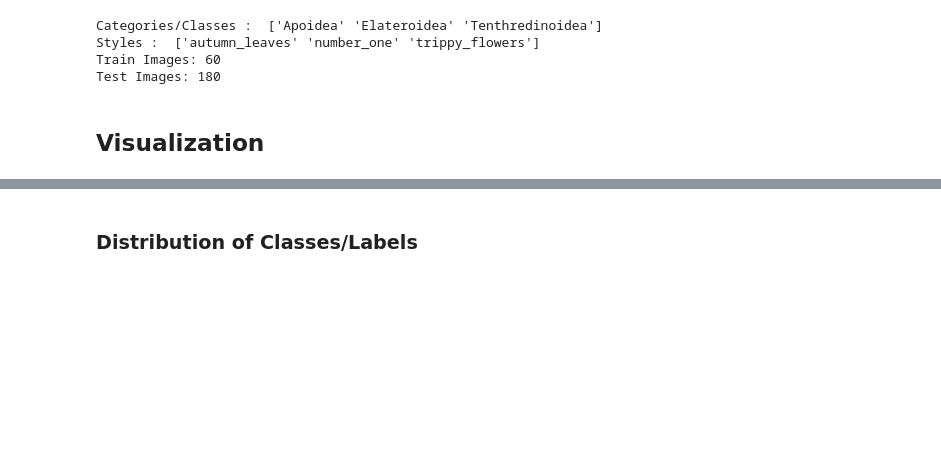
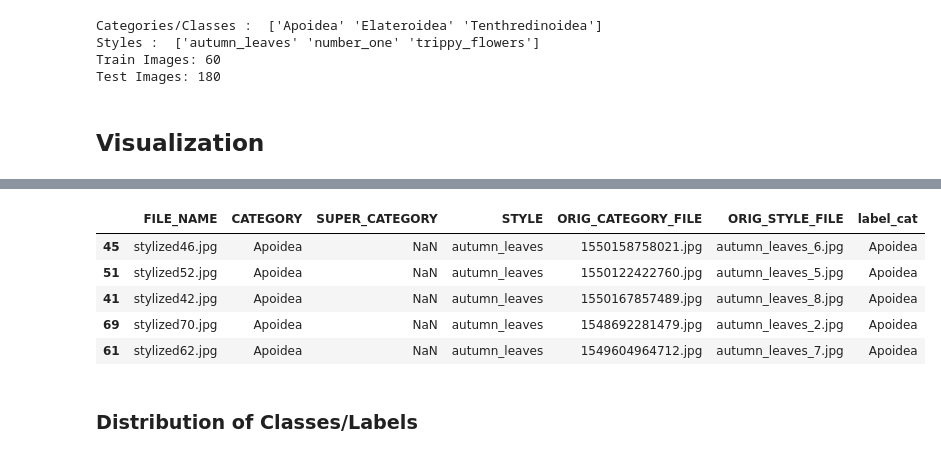
Before and after one commit to fnachalearn/style-trans-fair, a Jupyter notebook: README.ipynb, the cells around one changed output, grey strips where cells are left out. Drawn from its saved outputs; the diff is of its cells as text; code cells hidden in the pictures; blank space fills up the shorter version.

```diff
--- a/README.ipynb
+++ b/README.ipynb
@@ -178,3 +181,12 @@ print_style_transfer_samples(data['train_df'].sample(1))
+# %%
+data['train_df'].head()
+# %% [output]
+|  | FILE_NAME | CATEGORY | SUPER_CATEGORY | STYLE | ORIG_CATEGORY_FILE | ORIG_STYLE_FILE | label_cat |
+| 45 | stylized46.jpg | Apoidea | NaN | autumn_leaves | 1550158758021.jpg | autumn_leaves_6.jpg | Apoidea |
+| 51 | stylized52.jpg | Apoidea | NaN | autumn_leaves | 1550122422760.jpg | autumn_leaves_5.jpg | Apoidea |
+| 41 | stylized42.jpg | Apoidea | NaN | autumn_leaves | 1550167857489.jpg | autumn_leaves_8.jpg | Apoidea |
+| 69 | stylized70.jpg | Apoidea | NaN | autumn_leaves | 1548692281479.jpg | autumn_leaves_2.jpg | Apoidea |
+| 61 | stylized62.jpg | Apoidea | NaN | autumn_leaves | 1549604964712.jpg | autumn_leaves_7.jpg | Apoidea |
 # %% [markdown]
 ### Distribution of Classes/Labels
 # %% [markdown]
```
Also changed, not shown: parts of 21 cells of this notebook, 2 other files.
